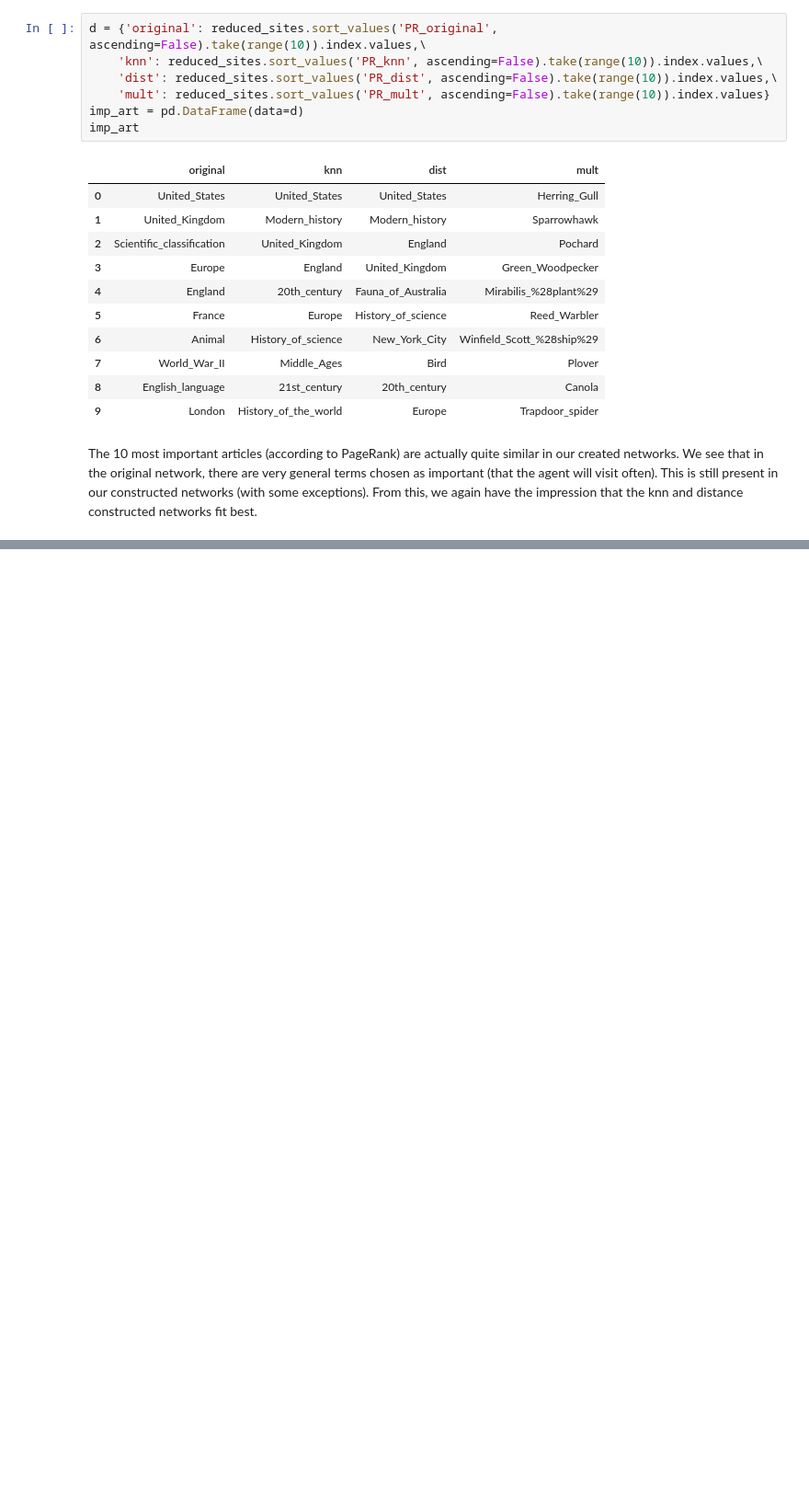
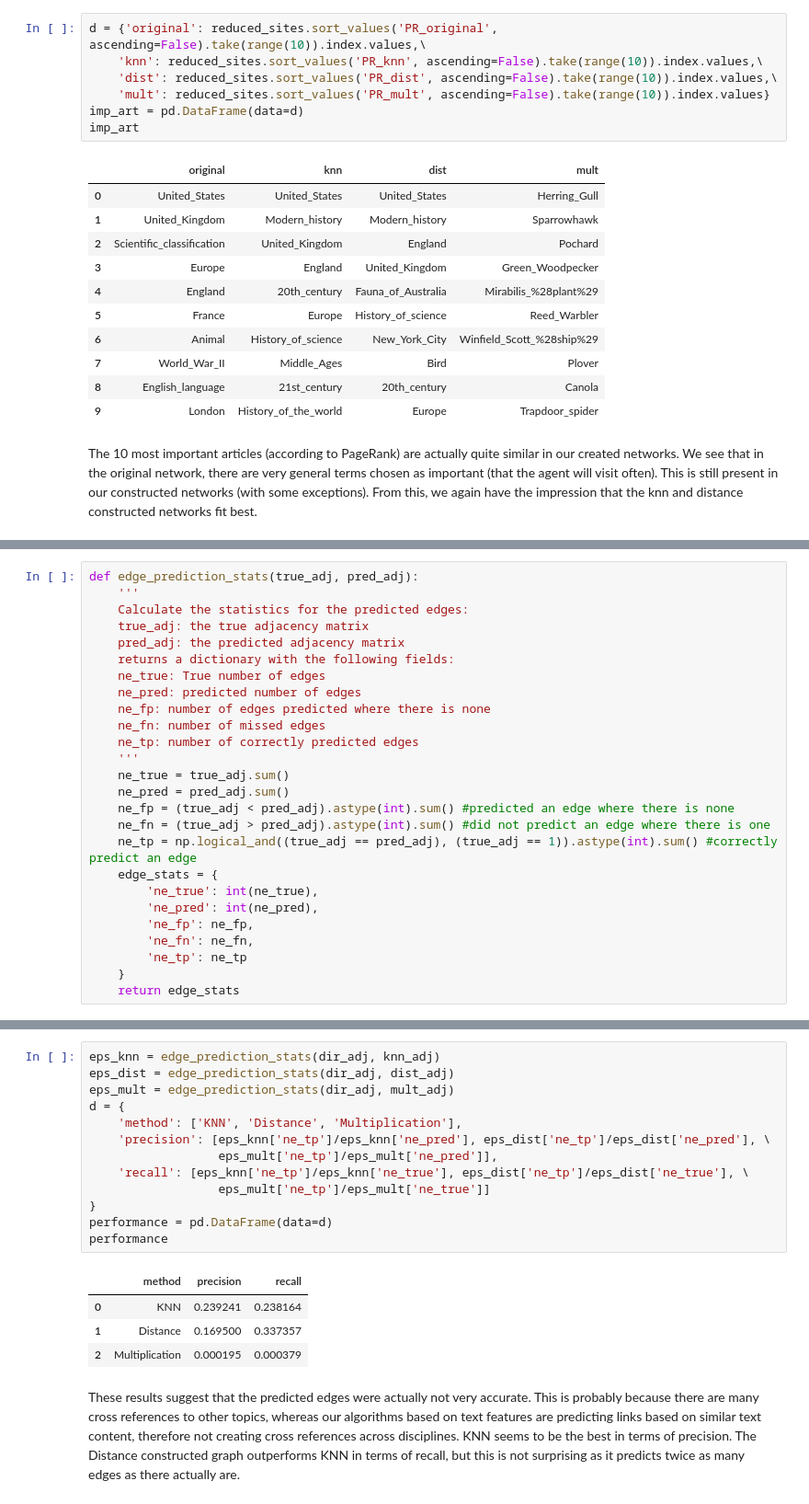
Before and after one commit to mattminder/ntds_24, a Jupyter notebook: Project/project.ipynb, the cells around one changed output, grey strips where cells are left out. Shown: that part at 92% size. Saved outputs shown, nothing was run; the diff lists cells and outputs as text; blank space fills up the shorter version.

```diff
--- a/Project/project.ipynb
+++ b/Project/project.ipynb
@@ -510,0 +580,26 @@ The 10 most important articles (according to PageRank) are actually quite simila
+# %%
+def edge_prediction_stats(true_adj, pred_adj):
+    '''
+    Calculate the statistics for the predicted edges:
+    true_adj: the true adjacency matrix
+    pred_adj: the predicted adjacency matrix
+    returns a dictionary with the following fields:
+    ne_true: True number of edges
+    ne_pred: predicted number of edges
+    ne_fp: number of edges predicted where there is none
+    ne_fn: number of missed edges
+    ne_tp: number of correctly predicted edges
+    '''
+    ne_true = true_adj.sum()
+    ne_pred = pred_adj.sum()
+    ne_fp = (true_adj < pred_adj).astype(int).sum() #predicted an edge where there is none
+    ne_fn = (true_adj > pred_adj).astype(int).sum() #did not predict an edge where there is one
+    ne_tp = np.logical_and((true_adj == pred_adj), (true_adj == 1)).astype(int).sum() #correctly predict an edge
+    edge_stats = {
+        'ne_true': int(ne_true),
+        'ne_pred': int(ne_pred),
+        'ne_fp': ne_fp,
+        'ne_fn': ne_fn,
+        'ne_tp': ne_tp
+    }
+    return edge_stats
@@ -510,0 +626,21 @@ The 10 most important articles (according to PageRank) are actually quite simila
+# %%
+eps_knn = edge_prediction_stats(dir_adj, knn_adj)
+eps_dist = edge_prediction_stats(dir_adj, dist_adj)
+eps_mult = edge_prediction_stats(dir_adj, mult_adj)
+d = {
+    'method': ['KNN', 'Distance', 'Multiplication'],
+    'precision': [eps_knn['ne_tp']/eps_knn['ne_pred'], eps_dist['ne_tp']/eps_dist['ne_pred'], \
+                  eps_mult['ne_tp']/eps_mult['ne_pred']],
+    'recall': [eps_knn['ne_tp']/eps_knn['ne_true'], eps_dist['ne_tp']/eps_dist['ne_true'], \
+                  eps_mult['ne_tp']/eps_mult['ne_true']]
+}
+performance = pd.DataFrame(data=d)
+performance
+# %% [output]
+|  | method | precision | recall |
+| 0 | KNN | 0.239241 | 0.238164 |
+| 1 | Distance | 0.169500 | 0.337357 |
+| 2 | Multiplication | 0.000195 | 0.000379 |
+# %% [markdown]
+These results suggest that the predicted edges were actually not very accurate. This is probably because there are many cross references to other topics, whereas our algorithms based on text features are predicting links based on similar text content, therefore not creating cross references across disciplines.
+KNN seems to be the best in terms of precision. The Distance constructed graph outperforms KNN in terms of recall, but this is not surprising as it predicts twice as many edges as there actually are.
```
Also changed, not shown: parts of 10 cells of this notebook.
